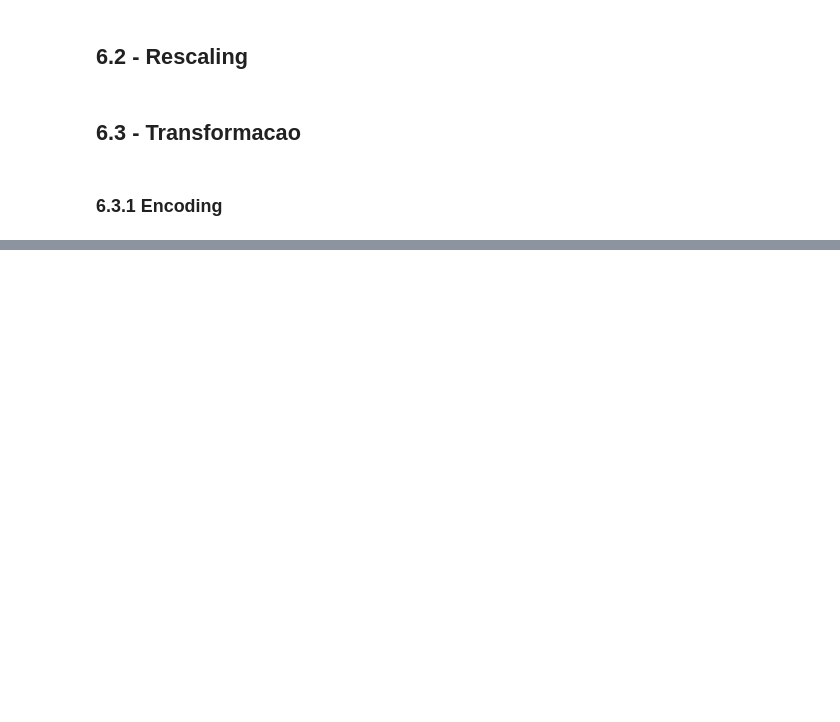
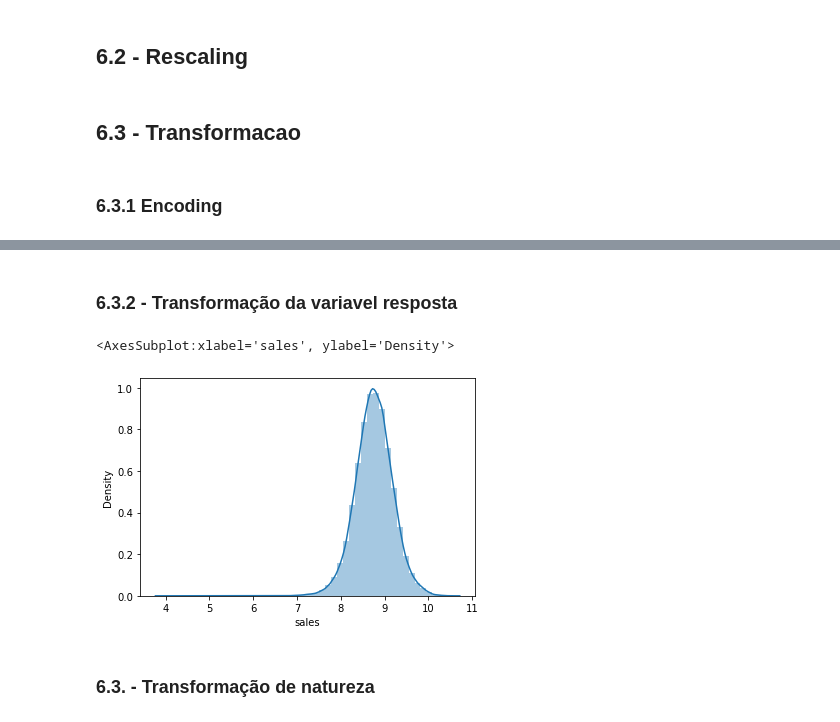
Before and after one commit to castrien/ds_em_producao, a Jupyter notebook: m04_v01_ds_em_producao.ipynb, the cells around one changed output, grey strips where cells are left out. Drawn from its saved outputs; the diff is of its cells as text; code cells hidden in the pictures; blank space fills up the shorter version.

Commit message:
transformacao de natureza

```diff
--- a/m04_v01_ds_em_producao.ipynb
+++ b/m04_v01_ds_em_producao.ipynb
@@ -766,0 +767,11 @@ df5.head()
+# %% [markdown]
+### 6.3.2 - Transformação da variavel resposta
+# %%
+df5['sales'] = np.log1p( df5['sales'])
+# %%
+sns.distplot (df5['sales'])
+# %% [output]
+<AxesSubplot:xlabel='sales', ylabel='Density'>
+[figure, added]
+# %% [markdown]
+### 6.3. - Transformação de natureza
```
Also changed, not shown: parts of 5 cells of this notebook.
